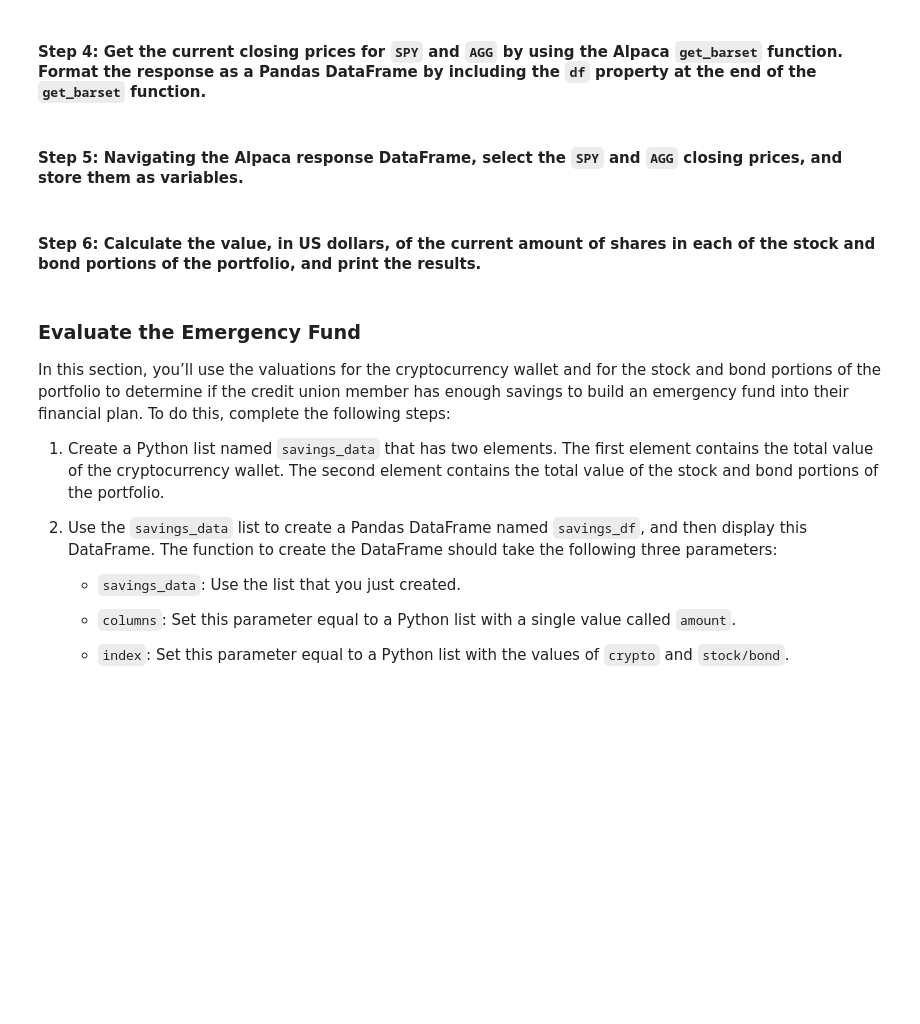
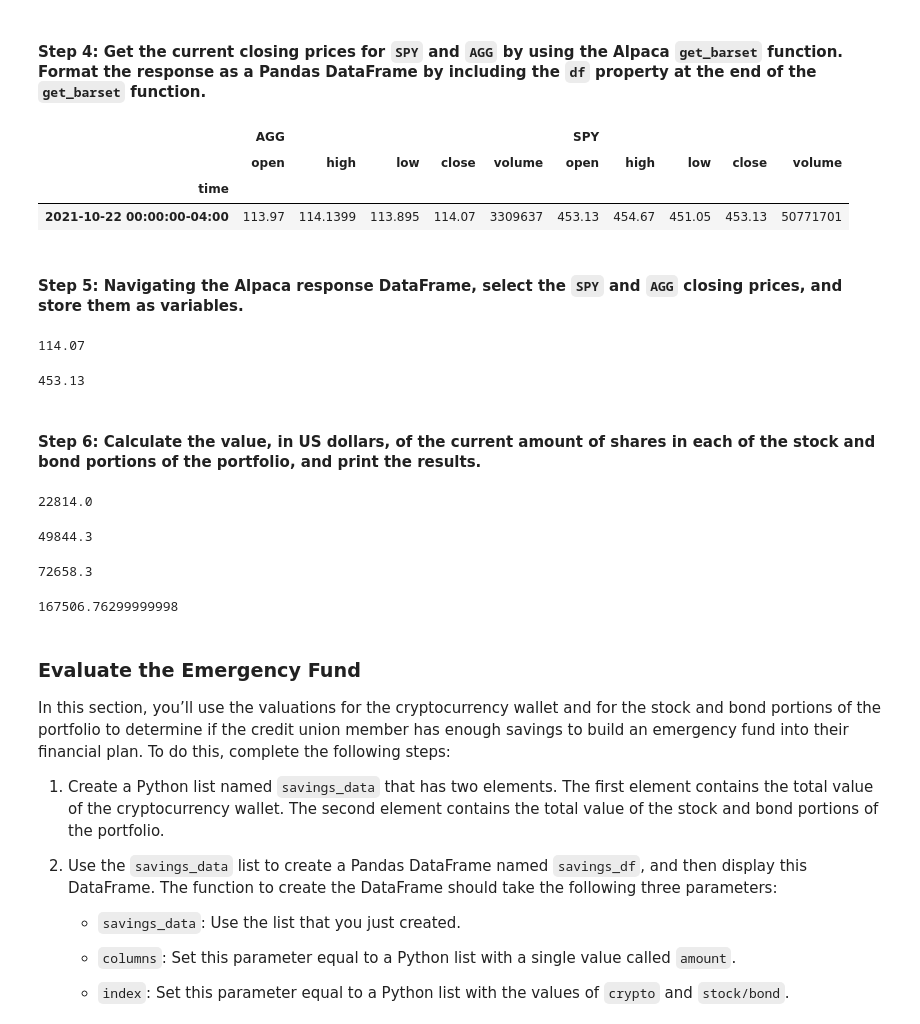
Before and after one commit to endie5/Challenge5, a Jupyter notebook: financial_planning_tools.ipynb, the cells around one changed output. Drawn from its saved outputs; the diff is of its cells as text; code cells hidden in the pictures; blank space fills up the shorter version.

```diff
--- a/financial_planning_tools.ipynb
+++ b/financial_planning_tools.ipynb
@@ -140,8 +189,15 @@ agg_shares = 200
 #### Step 2: Set the variables for the Alpaca API and secret keys. Using the Alpaca SDK, create the Alpaca `tradeapi.REST` object. In this object, include the parameters for the Alpaca API key, the secret key, and the version number.
 # %%
 # Set the variables for the Alpaca API and secret keys
-# YOUR CODE HERE
-# YOUR CODE HERE
+alpaca_key = os.getenv("ALPACA_API_KEY")
+secret_alpaca_key = os.getenv("ALPACA_SECRET_KEY")
+
+# print(alpaca_key)
+# os.environ
+display(type(alpaca_key))
+display(type(secret_alpaca_key))
+
 
 # Create the Alpaca tradeapi.REST object
-# YOUR CODE HERE
+
+api = tradeapi.REST(alpaca_key, secret_alpaca_key, api_version = "v2")
@@ -155,69 +214,97 @@ agg_shares = 200
 - `start_date` and `end_date`: Use the same date for these parameters, and format them with the date of the previous weekday (or `2020-08-07`). This is because you want the one closing price for the most-recent trading day.
 # %%
 # Set the tickers for both the bond and stock portion of the portfolio
-# YOUR CODE HERE
+tickers = ["SPY", "AGG"]
+
 
 # Set timeframe to 1D
-# YOUR CODE HERE
+time_frame = "1D"
 
 # Format current date as ISO format
 # Set both the start and end date at the date of your prior weekday
 # This will give you the closing price of the previous trading day
 # Alternatively you can use a start and end date of 2020-08-07
-# YOUR CODE HERE
-# YOUR CODE HERE
+start_date = pd.Timestamp("2021-10-22", tz = "America/New_York").isoformat()
+end_date = pd.Timestamp("2021-10-22", tz = "America/New_York").isoformat()
 # %% [markdown]
 #### Step 4: Get the current closing prices for `SPY` and `AGG` by using the Alpaca `get_barset` function. Format the response as a Pandas DataFrame by including the `df` property at the end of the `get_barset` function.
 # %%
 # Use the Alpaca get_barset function to get current closing prices the portfolio
 # Be sure to set the `df` property after the function to format the response object as a DataFrame
-# YOUR CODE HERE
+
+holdings_df = api.get_barset(tickers,
+                             time_frame,
+                             start = start_date,
+                             end = end_date
+                        ).df
 
 # Review the first 5 rows of the Alpaca DataFrame
 # YOUR CODE HERE
+holdings_df.head()
+# %% [output]
+|  | AGG |  |  |  |  | SPY |  |  |  |  |
+|  | open | high | low | close | volume | open | high | low | close | volume |
+| time |  |  |  |  |  |  |  |  |  |  |
+| 2021-10-22 00:00:00-04:00 | 113.97 | 114.1399 | 113.895 | 114.07 | 3309637 | 453.13 | 454.67 | 451.05 | 453.13 | 50771701 |
 # %% [markdown]
 #### Step 5: Navigating the Alpaca response DataFrame, select the `SPY` and `AGG` closing prices, and store them as variables.
 # %%
 # Access the closing price for AGG from the Alpaca DataFrame
 # Converting the value to a floating point number
-agg_close_price = # YOUR CODE HERE
+agg_close_price = float(holdings_df["AGG"]["close"])
 
 # Print the AGG closing price
 # YOUR CODE HERE
+type(agg_close_price)
+agg_close_price
+# %% [output]
+114.07
 # %%
 # Access the closing price for SPY from the Alpaca DataFrame
 # Converting the value to a floating point number
-spy_close_price = # YOUR CODE HERE
+spy_close_price = float(holdings_df["SPY"]["close"])
 
 # Print the SPY closing price
 # YOUR CODE HERE
+spy_close_price
+# %% [output]
+453.13
 # %% [markdown]
 #### Step 6: Calculate the value, in US dollars, of the current amount of shares in each of the stock and bond portions of the portfolio, and print the results.
 # %%
 # Calculate the current value of the bond portion of the portfolio
-agg_value = # YOUR CODE HERE
+agg_value = agg_shares * agg_close_price
 
 # Print the current value of the bond portfolio
-# YOUR CODE HERE
+agg_value
+# %% [output]
+22814.0
 # %%
 # Calculate the current value of the stock portion of the portfolio
-spy_value = # YOUR CODE HERE
+spy_value = spy_shares * spy_close_price
 
 # Print the current value of the stock portfolio
 # YOUR CODE HERE
+spy_value
+# %% [output]
+49844.3
 # %%
 # Calculate the total value of the stock and bond portion of the portfolio
-total_stocks_bonds = # YOUR CODE HERE
+total_stocks_bonds = spy_value + agg_value
 
 # Print the current balance of the stock and bond portion of the portfolio
-# YOUR CODE HERE
+total_stocks_bonds
+# %% [output]
+72658.3
 # %%
 # Calculate the total value of the member's entire savings portfolio
 # Add the value of the cryptocurrency walled to the value of the total stocks and bonds
-total_portfolio = # YOUR CODE HERE
+total_portfolio = total_crypto_wallet + total_stocks_bonds
 
 # Print current cryptocurrency wallet balance
-# YOUR CODE HERE
+total_portfolio
+# %% [output]
+167506.76299999998
 # %% [markdown]
 ### Evaluate the Emergency Fund
 
```
Also changed, not shown: parts of 17 cells of this notebook, 2 other files.
